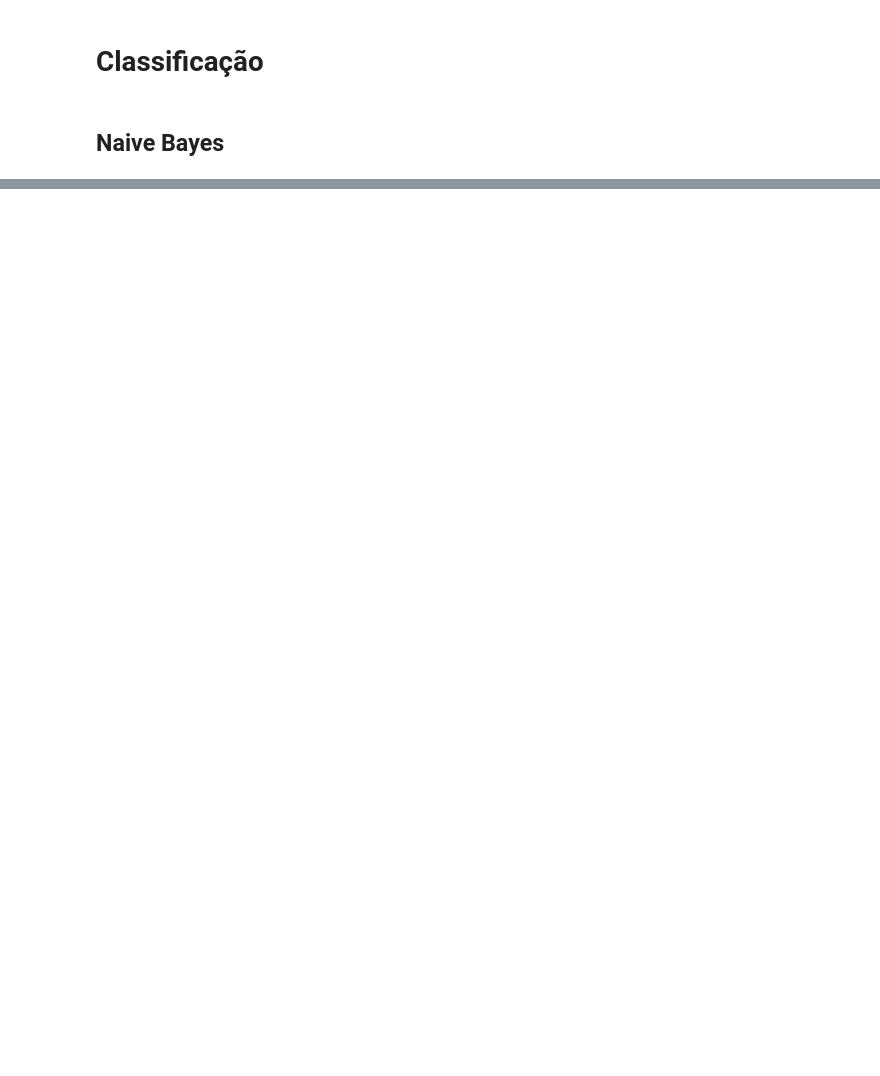
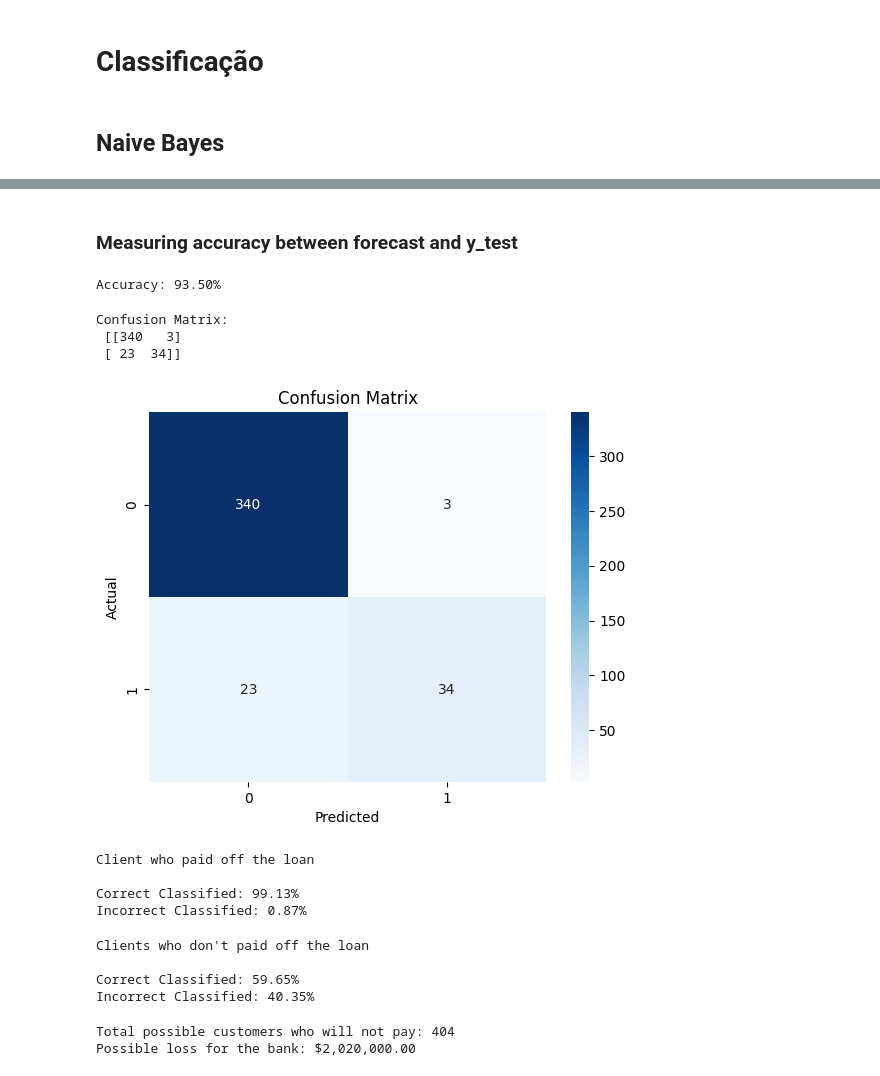
Before and after one commit to AdrianoR85/Estatistica-para-Machine-Learning, a Jupyter notebook: Classificação.ipynb, the cells around one changed output, grey strips where cells are left out. Drawn from its saved outputs; the diff is of its cells as text; code cells hidden in the pictures; blank space fills up the shorter version.

```diff
--- a/Classificação.ipynb
+++ b/Classificação.ipynb
@@ -80,0 +167,3 @@ Não é ideal para:
+# %%
+x = dataset.iloc[:, 1:4].values
+y = dataset.iloc[:, 4].values
@@ -80,0 +180,2 @@ Não é ideal para:
+# %%
+x_train, x_test, y_train, y_test = train_test_split(x, y, test_size=0.2, stratify=y)
@@ -80,0 +230,3 @@ Não é ideal para:
+# %%
+model = GaussianNB()
+model.fit(x_train, y_train)
@@ -80,0 +235,9 @@ Não é ideal para:
+# %%
+"""
+Predict() is used to train the Naive Bayes model (model) to make predictions on the x_test dataset.
+
+This means it's asking the model to classify each instance in the test set,
+and these predicted classifications are then stored in the forecast variable
+"""
+forecast = model.predict(x_test)
+forecast
@@ -80,0 +287,2 @@ Não é ideal para:
+# %% [markdown]
+### Measuring accuracy between forecast and y_test
@@ -80,0 +291,54 @@ Não é ideal para:
+# %%
+accuracy = accuracy_score(forecast, y_test)
+print(f"Accuracy: {accuracy * 100:.2f}%")
+# %% [output]
+Accuracy: 93.50%
+# %%
+# Show the values that were classified correctly
+cm = confusion_matrix(y_test, forecast)
+print("Confusion Matrix:\n", cm)
+
+sns.heatmap(cm, annot=True, fmt='d', cmap='Blues')
+plt.xlabel('Predicted')
+plt.ylabel('Actual')
+plt.title('Confusion Matrix')
+plt.show()
+# %% [output]
+Confusion Matrix:
+ [[340   3]
+ [ 23  34]]
+[figure, added]
+# %%
+print("Client who paid off the loan\n")
+print(f"Correct Classified: {(340 / (340 + 3)*100):.2f}%")
+print(f"Incorrect Classified: {(3 / (340 + 3)*100):.2f}%")
+# %% [output]
+Client who paid off the loan
+
+Correct Classified: 99.13%
+Incorrect Classified: 0.87%
+# %%
+print("Client who don't paid off the loan\n")
+print(f"Correct Classified: {(34 / (23 + 34)*100):.2f}%")
+print(f"Incorrect Classified: {(23 / (23 + 34)*100):.2f}%")
+# %% [output]
+Clients who don't paid off the loan
+
+Correct Classified: 59.65%
+Incorrect Classified: 40.35%
+# %%
+import locale
+locale.setlocale(locale.LC_ALL, '')
+
+# Example:
+losses = 5000  # monetary value of the loss per person
+non_paying_client = 1000
+error = (23 / (23 + 34)) * 100
+total_non_paying_client = round(non_paying_client * error / 100)
+loss_amount = total_non_paying_client * losses
+
+print(f"Total possible customers who will not pay: {total_non_paying_client}")
+print(f"Possible loss for the bank: {locale.currency(loss_amount, grouping=True)}")
+# %% [output]
+Total possible customers who will not pay: 404
+Possible loss for the bank: $2,020,000.00
```
Also changed, not shown: parts of 29 cells of this notebook.
